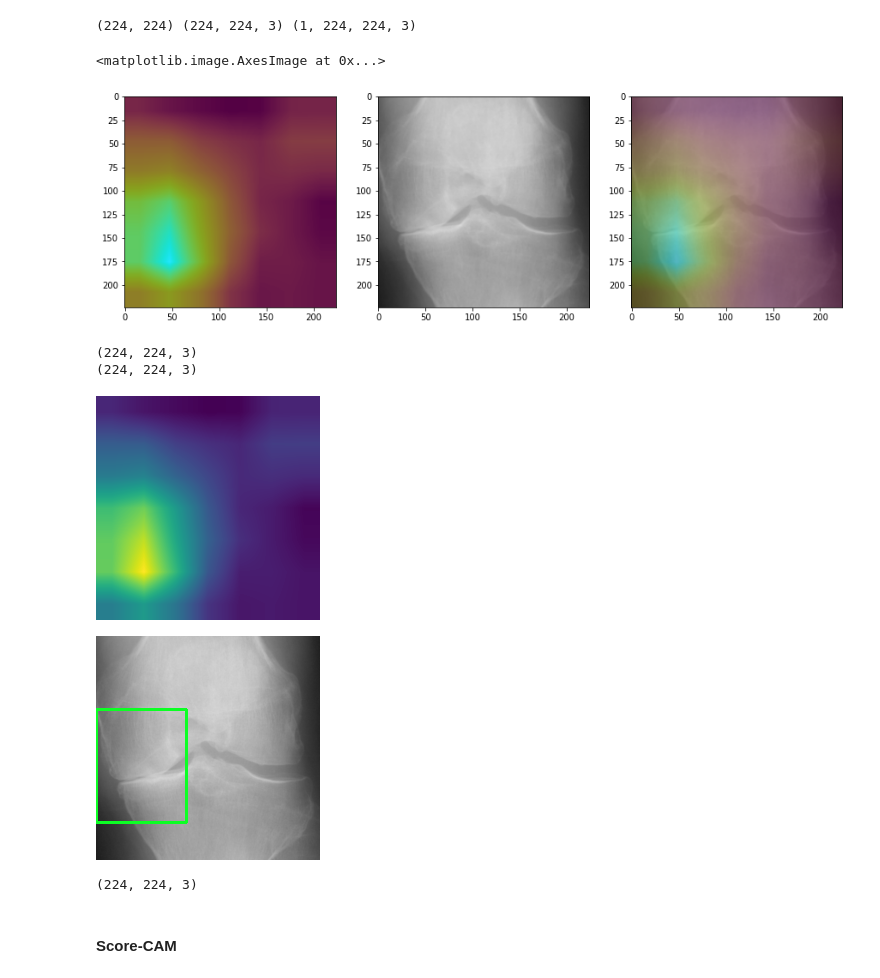
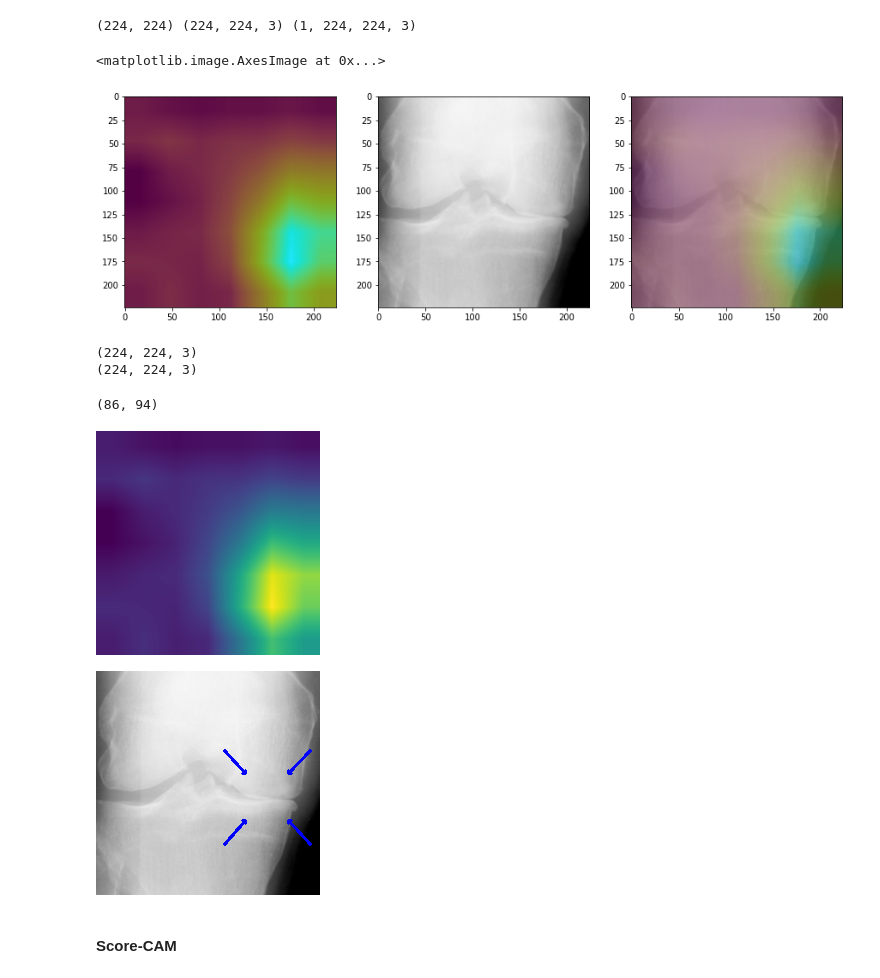
Before and after one commit to jah377/XAI_ImageClassification, a Jupyter notebook: xai.ipynb, the cells around one changed output. Saved outputs shown, nothing was run; the diff lists cells and outputs as text; code cells hidden in the pictures.

Commit message:
add arrows

```diff
--- a/xai.ipynb
+++ b/xai.ipynb
@@ -480,4 +480,4 @@ tf.__version__
 '2.7.0'
 # %%
 # load model
-model = tf.keras.models.load_model('/content/drive/MyDrive/DSP-H3-Quin/model-best.h5')
+model = tf.keras.models.load_model('/content/drive/MyDrive/DSP-H3-Quin/model_4.h5')
@@ -665,7 +663,7 @@ class GradCAM:
 img_path = '/content/drive/MyDrive/DSP-H3-Quin/data_set/kneeKL224/auto_test/4/9598976_2.png'
 # %%
 # load test image
-image_test = cv2.imread(img_path)
+# image_test = cv2.imread(img_path)
 image_test = image_test.reshape((1, 224, 224, 3))
 # %%
 # pred_ = loaded_model.predict(image_test.astype('uint8'))
@@ -677,7 +675,7 @@ image_test = image_test.reshape((1, 224, 224, 3))
 # for idx in range(len(model.layers)):
 #   print(model.get_layer(index = idx).name)
 # %%
-image = cv2.imread(img_path)
+image = cv2.imread('/content/drive/MyDrive/DSP-H3-Quin/data_set/kneeKL224/auto_test/4/9012867_1.png')
 image = cv2.resize(image, (224, 224))
 
 image_re = image.reshape((1, 224, 224, 3))
@@ -686,7 +684,7 @@ print(image.shape, image_re.shape)
 # %% [output]
 (224, 224, 3) (1, 224, 224, 3)
 # %%
-model_temp = tf.keras.models.load_model('/content/drive/MyDrive/DSP-H3-Quin/model_stuff/model_01.h5')
+model = tf.keras.models.load_model('/content/drive/MyDrive/DSP-H3-Quin/model_2.h5')
 # %%
 # compute heatmap
 icam = GradCAM(model, layerName='conv5_block32_concat')
@@ -707,7 +705,7 @@ ax[1].imshow(image)
 ax[2].imshow(output)
 # %% [output]
 <matplotlib.image.AxesImage at 0x...>
-[figure, old version]
+[figure, new version]
 # %%
 heatmap2 = icam.compute_heatmap(image_test)
 heatmap2 = cv2.resize(heatmap, (224, 224))
@@ -722,28 +720,48 @@ print(image2.shape)
 (224, 224, 3)
 # %%
 from google.colab.patches import cv2_imshow
+# %%
+w, h
+# %% [output]
+(86, 94)
 # %%
 gray = cv2.cvtColor(heatmap2, cv2.COLOR_BGR2GRAY)
 # thresh = cv2.threshold(gray, 0, 255, cv2.THRESH_BINARY + cv2.THRESH_OTSU)[1]
 thresh = cv2.threshold(gray, 100, 100, 0)[1]
 
 cnts = cv2.findContours(thresh, cv2.RETR_EXTERNAL, cv2.CHAIN_APPROX_SIMPLE)
 cnts = cnts[0] if len(cnts) == 2 else cnts[1]
 for c in cnts:
     x,y,w,h = cv2.boundingRect(c)
     w *= 0.9
-    h *= 0.75
+    h *= 0.65
 
     w, h = int(w), int(h)
 
-    rect = cv2.rectangle(image2, (x, y), (x + w, y + h), (36,255,12), 2)
+    # rect = cv2.rectangle(image2, (x, y), (x + w, y + h), (36,255,12), 2)
+
+    color = (252, 3, 3)
+    thickness = 2
+
+    start_point = (x, y)
+    end_point = (x + int(0.25 * w), y + int(0.25 * h))
+    image2 = cv2.arrowedLine(image2, start_point, end_point,
+                                     color, thickness)
+    start_point2 = (x + w, y + h)
+    end_point2 = (x + int(0.75 * w), y + int(0.75 * h))
+    image2 = cv2.arrowedLine(image2, start_point2, end_point2,
+                                     color, thickness)
+    start_point3 = (x, y + h)
+    end_point3 = (x + int(0.25 * w), y + int(0.75 * h) )
+    image2 = cv2.arrowedLine(image2, start_point3, end_point3,
+                                     color, thickness)
+    start_point4 = (x + w, y)
+    end_point4 = (x + int(0.75 * w), y + int(0.25 * h) )
+    image2 = cv2.arrowedLine(image2, start_point4, end_point4,
+                                     color, thickness)
 
 cv2_imshow(heatmap2)
 cv2_imshow(image2)
 # %% [output]
-[figure, old version]
+[figure, new version]
-[figure, old version]
+[figure, new version]
-# %%
-heatmap2.shape
-# %% [output]
-(224, 224, 3)
```
Also changed, not shown: parts of 3 cells of this notebook.
